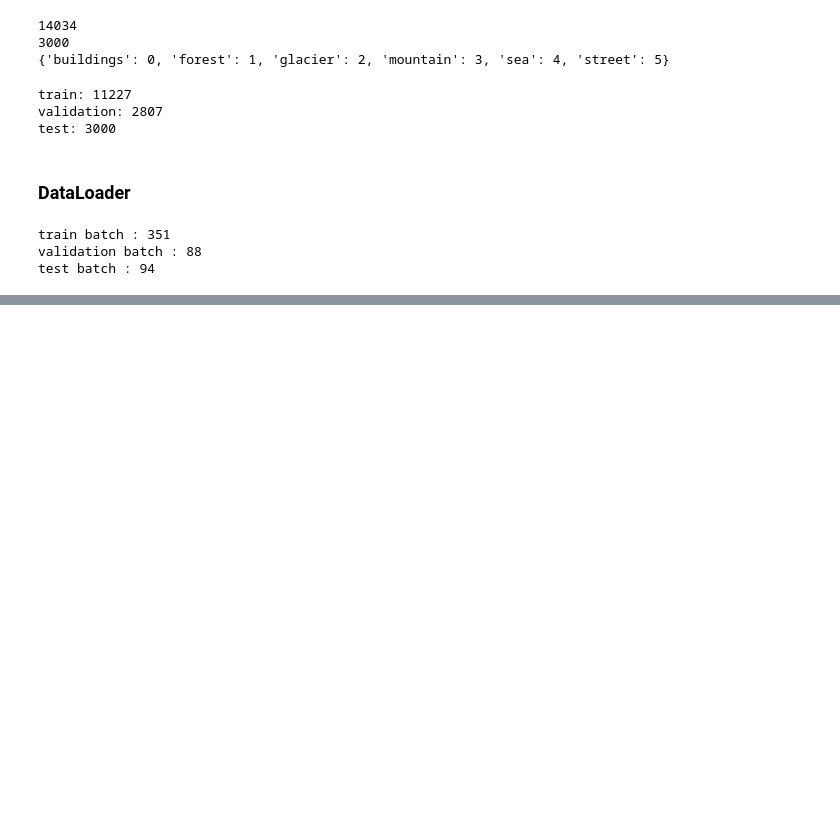
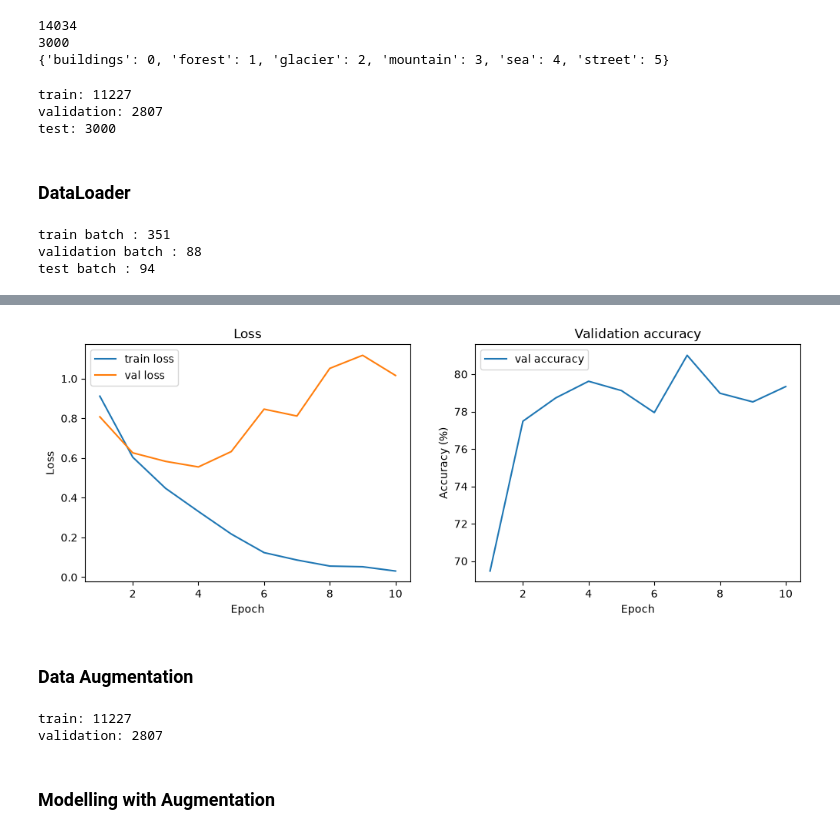
Before and after one commit to uzeyirelivasli/ConvNet-Architecture, a Jupyter notebook: Landscape-Classification.ipynb, the cells around one changed output, grey strips where cells are left out. Cells and saved outputs as stored; diff of their text form; code cells hidden in the pictures; blank space fills up the shorter version.

Commit message:
Add augmentation experiment, test results, predictions and README

```diff
--- a/Landscape-Classification.ipynb
+++ b/Landscape-Classification.ipynb
@@ -153,0 +401,15 @@ tensor([4, 5, 3, 0, 3, 2, 3, 1, 5, 0])
+# %%
+# 6x6 empty
+matrix = torch.zeros(6, 6)
+
+with torch.no_grad():
+    for images, labels in test_loader:
+        outputs = model(images)
+        predictions = outputs.argmax(dim=1)
+
+        for i in range(len(labels)):
+            true_label = labels[i].item()
+            predicted_label = predictions[i].item()
+            matrix[true_label][predicted_label] = matrix[true_label][predicted_label] + 1
+
+print(matrix)
@@ -153,0 +510,58 @@ tensor([4, 5, 3, 0, 3, 2, 3, 1, 5, 0])
+# %%
+epoch_numbers = range(1, epochs + 1)
+
+plt.figure(figsize=(12, 4))
+
+# left side : loss
+plt.subplot(1, 2, 1)
+plt.plot(epoch_numbers, train_losses, label="train loss")
+plt.plot(epoch_numbers, val_losses, label="val loss")
+plt.xlabel("Epoch")
+plt.ylabel("Loss")
+plt.title("Loss")
+plt.legend()
+
+# right side: accuracy
+plt.subplot(1, 2, 2)
+plt.plot(epoch_numbers, val_accuracies, label="val accuracy")
+plt.xlabel("Epoch")
+plt.ylabel("Accuracy (%)")
+plt.title("Validation accuracy")
+plt.legend()
+
+plt.show()
+# %% [output]
+[figure, added]
+# %% [markdown]
+### Data Augmentation
+# %%
+from torch.utils.data import Subset
+
+# Adding random changes
+train_transform = transforms.Compose([
+    transforms.Resize((150, 150)),
+    transforms.RandomHorizontalFlip(),
+    transforms.RandomRotation(10),
+    transforms.ColorJitter(brightness=0.2, contrast=0.2),
+    transforms.ToTensor(),
+    transforms.Normalize((0.5, 0.5, 0.5), (0.5, 0.5, 0.5))
+])
+
+# read same folder twice : with & without augmentation
+train_data_aug = datasets.ImageFolder(train_dir, transform=train_transform)
+train_data_plain = datasets.ImageFolder(train_dir, transform=transform)
+
+train_part_aug = Subset(train_data_aug, train_part.indices)
+val_part_plain = Subset(train_data_plain, val_part.indices)
+
+# Loaders
+train_loader_aug = DataLoader(train_part_aug, batch_size=32, shuffle=True)
+val_loader_plain = DataLoader(val_part_plain, batch_size=32, shuffle=False)
+
+print("train:", len(train_part_aug))
+print("validation:", len(val_part_plain))
+# %% [output]
+train: 11227
+validation: 2807
+# %% [markdown]
+### Modelling with Augmentation
```
Also changed, not shown: parts of 30 cells of this notebook, 6 other files.
